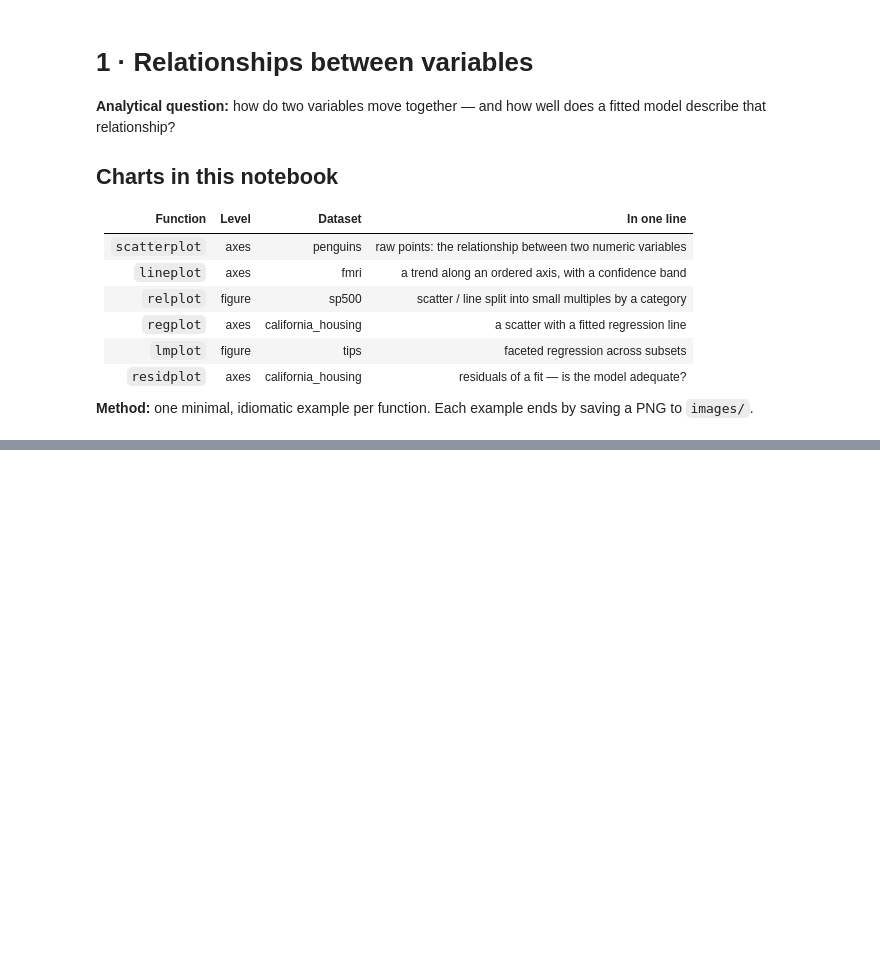
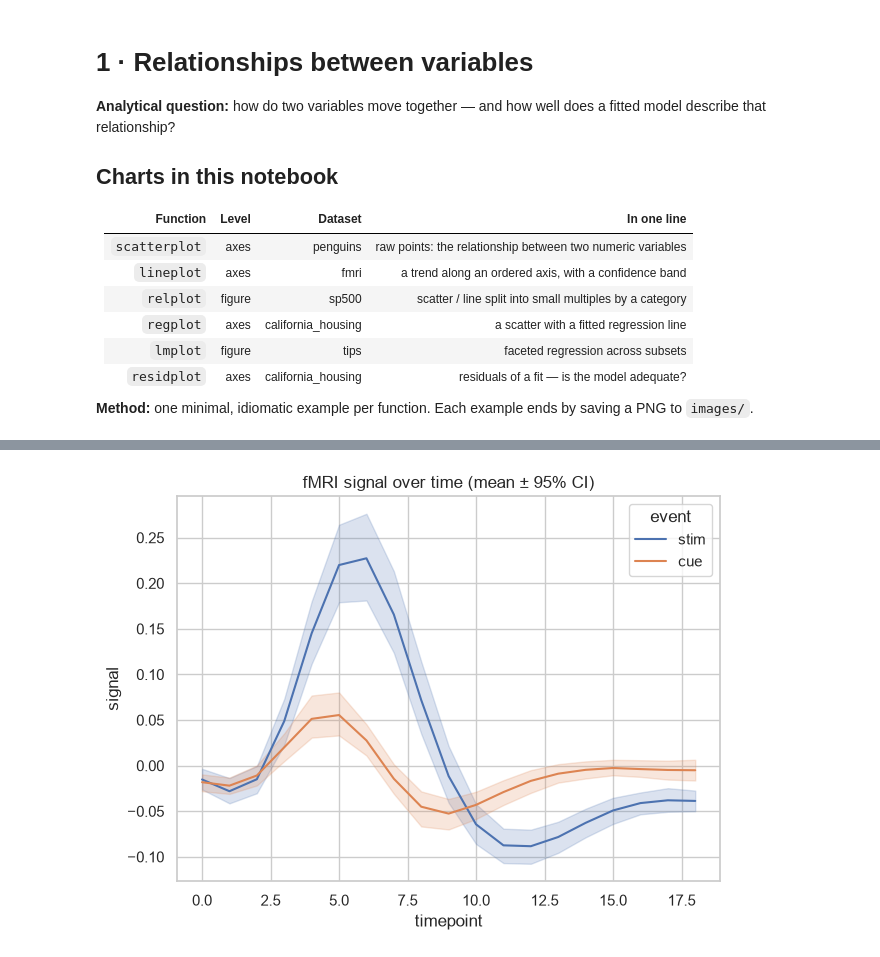
Before and after one commit to omri-sabag83/The-Seaborn-Portfolio, a Jupyter notebook: 1_Relationships.ipynb, the cells around one changed output, grey strips where cells are left out. Cells and saved outputs as stored; diff of their text form; code cells hidden in the pictures; blank space fills up the shorter version.

```diff
--- a/1_Relationships.ipynb
+++ b/1_Relationships.ipynb
@@ -29,0 +74,12 @@ sns.set_theme(style="whitegrid")
+# %%
+fig, ax = plt.subplots(figsize=(7, 5))
+sns.lineplot(
+    data=fmri,
+    x="timepoint", y="signal",
+    hue="event", errorbar=("ci", 95),
+    ax=ax,
+)
+ax.set_title("fMRI signal over time (mean ± 95% CI)")
+fig.savefig("images/1_lineplot.png", dpi=150, bbox_inches="tight")
+# %% [output]
+[figure, added]
```
Also changed, not shown: parts of 18 cells of this notebook, 7 other files.
